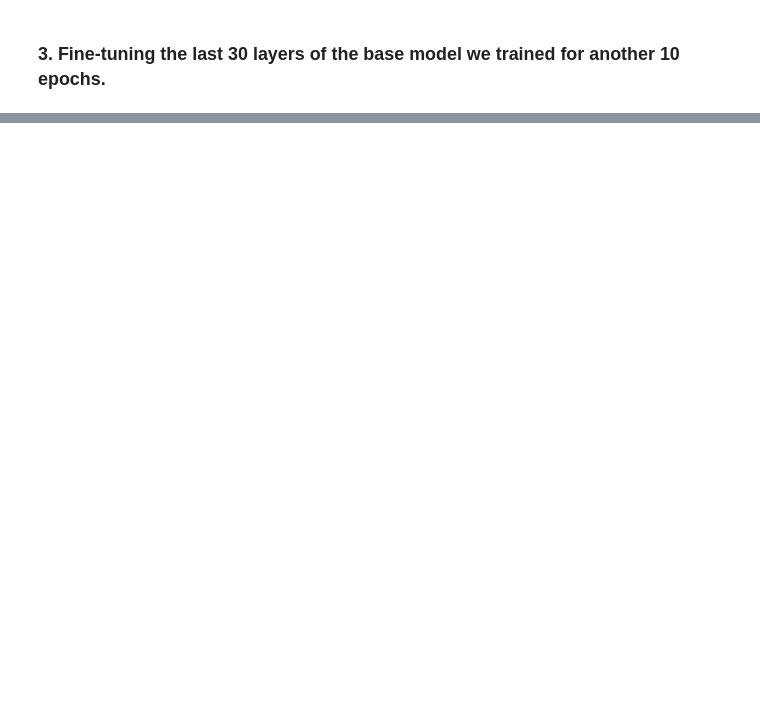
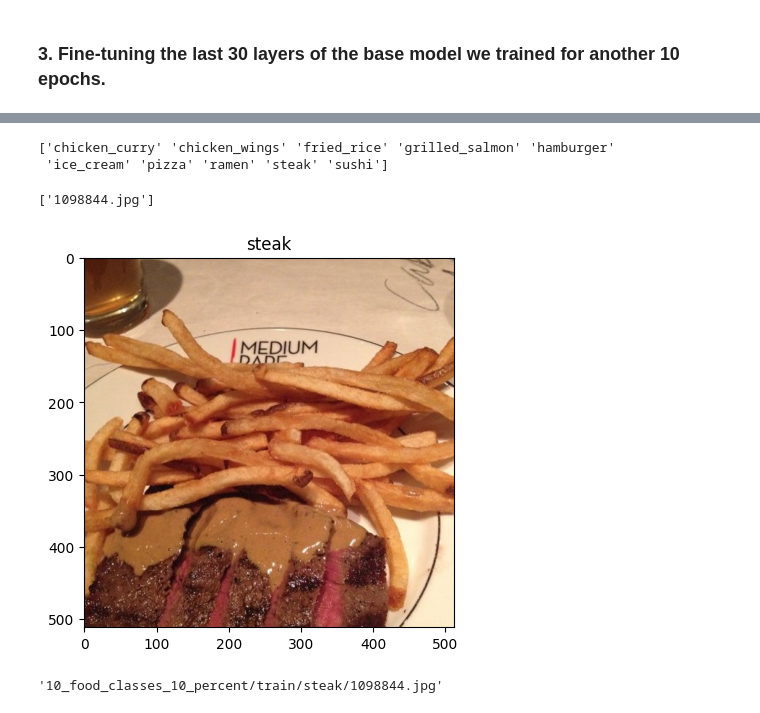
Before and after one commit to sakshamkumar1/tensorflow-notebooks, a Jupyter notebook: exercises_05_transfer_learning_fine_tuning.ipynb, the cells around one changed output, grey strips where cells are left out. Cells and saved outputs as stored; diff of their text form; code cells hidden in the pictures; blank space fills up the shorter version.

```diff
--- a/exercises_05_transfer_learning_fine_tuning.ipynb
+++ b/exercises_05_transfer_learning_fine_tuning.ipynb
@@ -302,0 +305,34 @@ print(results_fine_tune_2)
+# %%
+import pathlib
+data_dir = pathlib.Path("10_food_classes_10_percent/train")
+class_names = np.array(sorted([item.name for item in data_dir.glob("*")]))
+print(class_names)
+# %% [output]
+['chicken_curry' 'chicken_wings' 'fried_rice' 'grilled_salmon' 'hamburger'
+ 'ice_cream' 'pizza' 'ramen' 'steak' 'sushi']
+# %%
+import matplotlib.image as mpimg
+import random
+import os
+
+def view_random_image(target_dir, target_class):
+  target_folder = target_dir + target_class
+  random_image = random.sample(os.listdir(target_folder), 1)
+  print(random_image)
+
+  img = mpimg.imread(target_folder + "/" + random_image[0])
+  plt.imshow(img)
+  plt.title(target_class)
+  return target_folder + "/" + random_image[0]
+# %%
+target_dir = "10_food_classes_10_percent/train/"
+target_class = 'steak'
+
+filename = view_random_image(target_dir, target_class)
+# %% [output]
+['1098844.jpg']
+[figure, added]
+# %%
+filename
+# %% [output]
+'10_food_classes_10_percent/train/steak/1098844.jpg'
```
Also changed, not shown: parts of 14 cells of this notebook.
